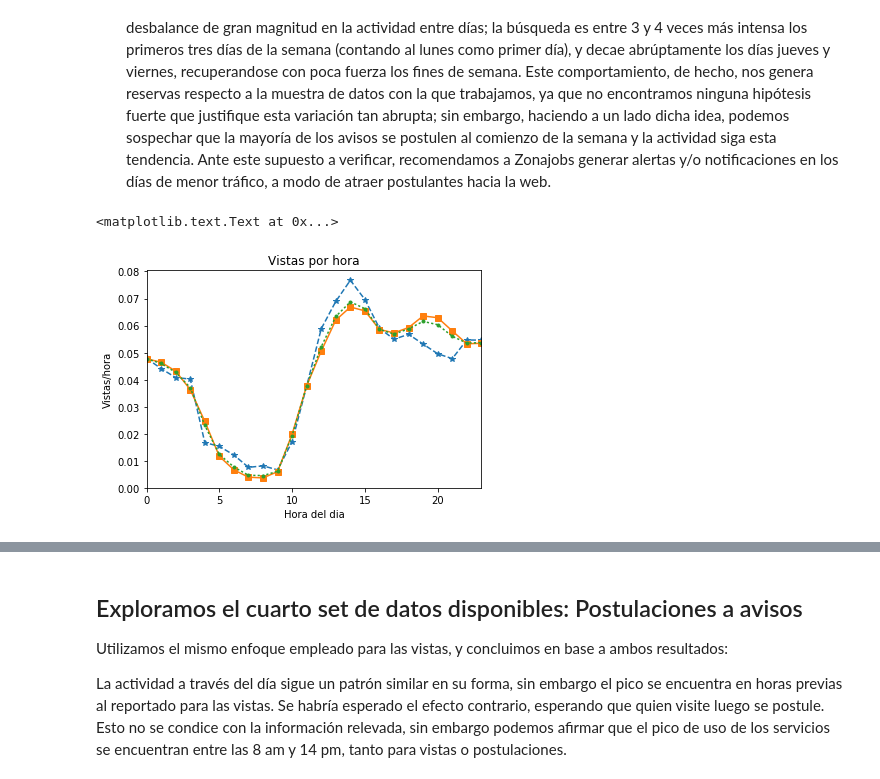
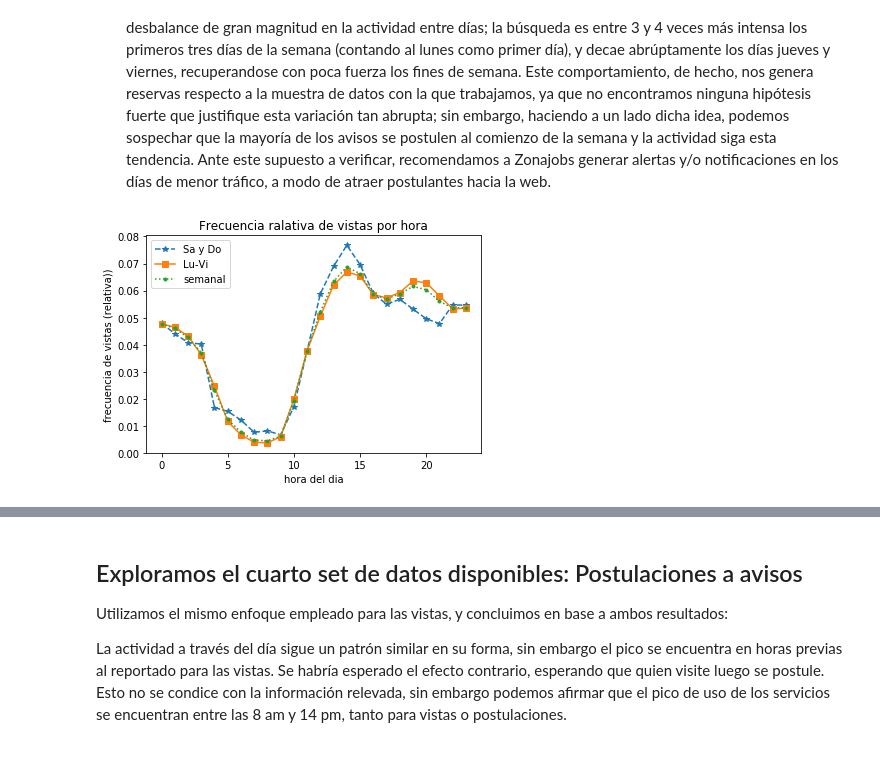
Before and after one commit to lmrios/FiUBA75.06, a Jupyter notebook: TP1/TP1_2018_vFinal.ipynb, the cells around one changed output, grey strips where cells are left out. Saved outputs shown, nothing was run; the diff lists cells and outputs as text; code cells hidden in the pictures.

```diff
--- a/TP1/TP1_2018_vFinal.ipynb
+++ b/TP1/TP1_2018_vFinal.ipynb
@@ -478,21 +478,21 @@ Las conclusiones obtenidas fueron las siguientes:
 # %%
 #Vistas fines de semana
 hora_vistas_weekend=vistas.loc[vistas['diaString'].isin(['Sábado','Domingo'])]
 hora_vistas_weekend = hora_vistas_weekend['hour'].value_counts(normalize=True)
 hora_vistas_weekend = hora_vistas_weekend.sort_index()
 #Vistas en la semana
 hora_vistas_week=vistas.loc[vistas['diaString'].isin(['Sábado','Domingo'])==False]
 hora_vistas_week = hora_vistas_week['hour'].value_counts(normalize=True)
 hora_vistas_week = hora_vistas_week.sort_index()
 #Plots
 hora_vistas_weekend.plot.line(title='Vistas por hora',marker='*',linestyle='--')
 hora_vistas_week.plot.line(title='Vistas por hora',marker='s',linestyle='-')
-hora_vistas.plot.line(title='Vistas por hora',marker='.',linestyle=':')
-plt.ylabel('Vistas/hora')
-plt.xlabel('Hora del dia')
+hora_vistas.plot.line(title='Frecuencia ralativa de vistas por hora',marker='.',linestyle=':')
+plt.ylabel('frecuencia de vistas (relativa))')
+plt.xlabel('hora del dia')
+plt.legend(['Sa y Do','Lu-Vi','semanal']);
 # %% [output]
-<matplotlib.text.Text at 0x...>
-[figure, old version]
+[figure, new version]
 # %%
 diaString_vistas= vistas['diaString'].value_counts().reset_index()
 diaString_vistas.columns = ['Días de la semana', 'count']
```
Also changed, not shown: parts of 15 cells of this notebook.
